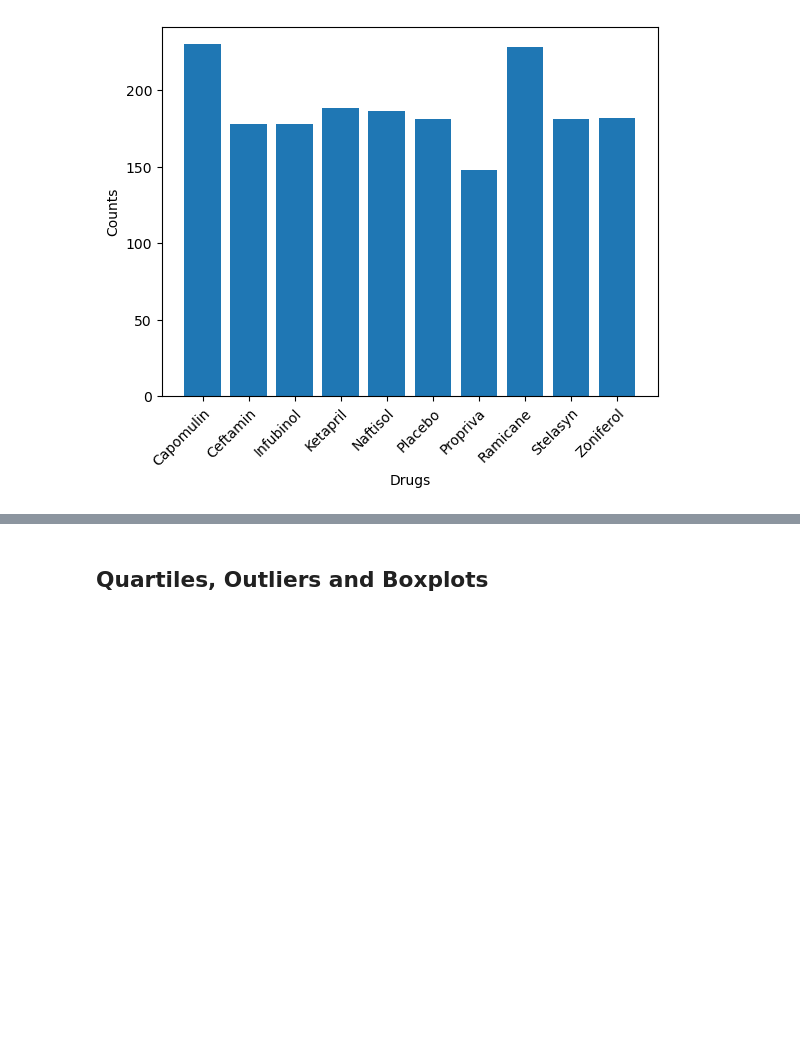
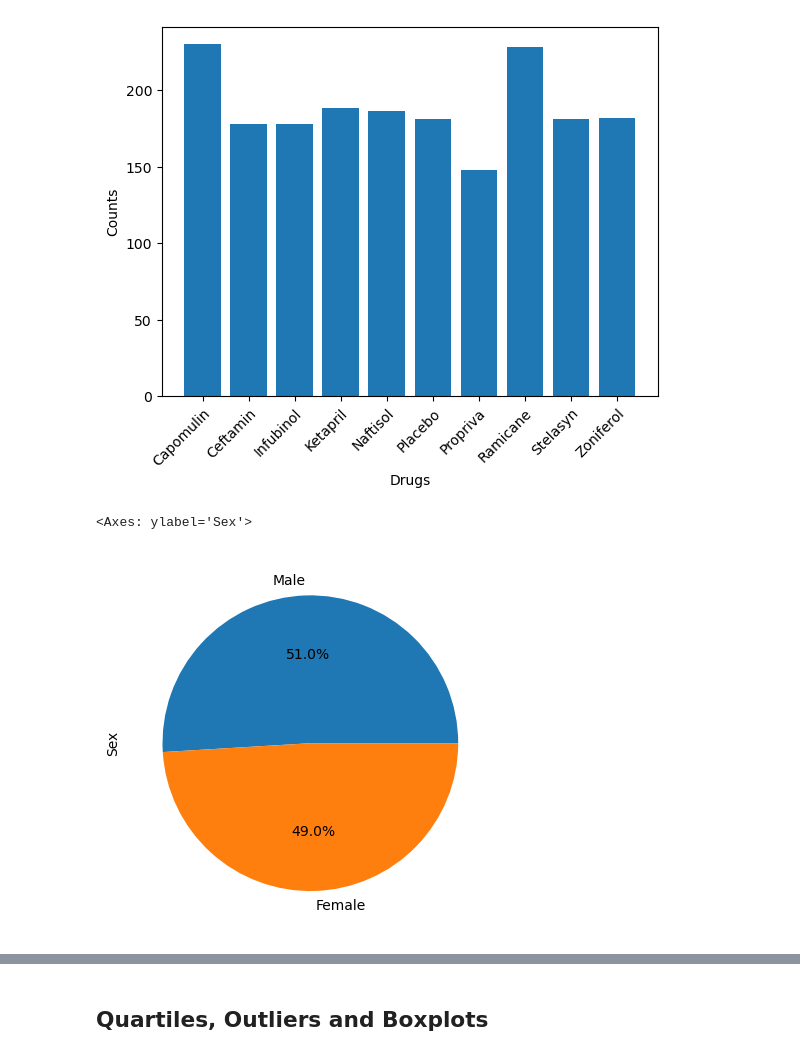
Before and after one commit to virgowolf/matplotlib_challenge, a Jupyter notebook: Starter_Code/Pymaceuticals/pymaceuticals_starter.ipynb, the cells around one changed output, grey strips where cells are left out. Saved outputs shown, nothing was run; the diff lists cells and outputs as text; code cells hidden in the pictures; blank space fills up the shorter version.

```diff
--- a/Starter_Code/Pymaceuticals/pymaceuticals_starter.ipynb
+++ b/Starter_Code/Pymaceuticals/pymaceuticals_starter.ipynb
@@ -137,5 +135,10 @@ plt.show()
 [figure]
 # %%
 # Generate a pie plot showing the distribution of female versus male mice using Pandas
+sex_counts = clean_df['Sex'].value_counts()
+sex_counts.plot(kind= 'pie', labels=['Male', 'Female'], autopct='%1.1f%%', ylabel = 'Sex')
+# %% [output]
+<Axes: ylabel='Sex'>
+[figure, added]
 # %%
 # Generate a pie plot showing the distribution of female versus male mice using pyplot
```
Also changed, not shown: parts of 2 cells of this notebook.
